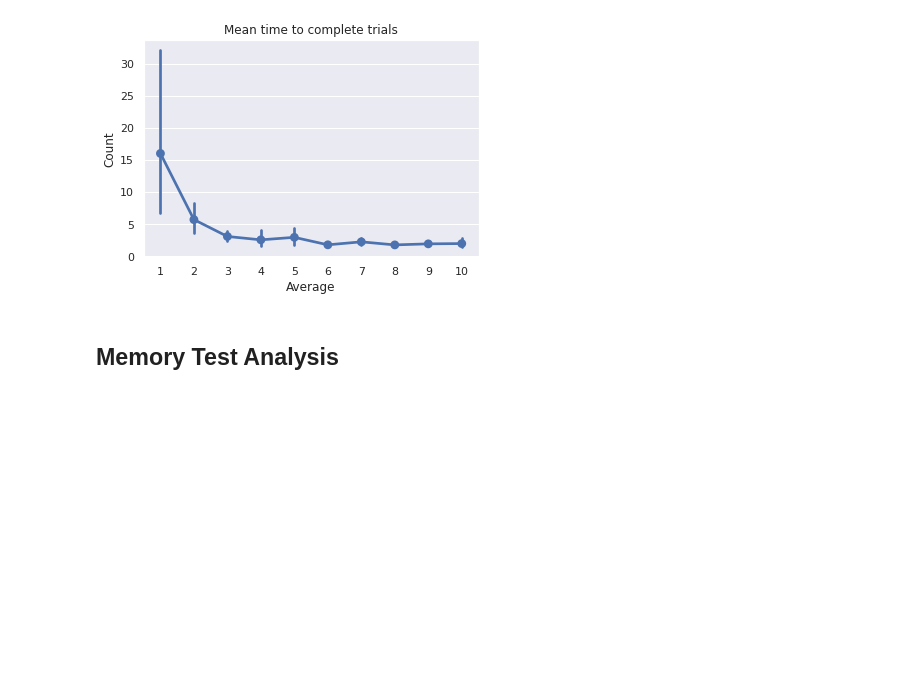
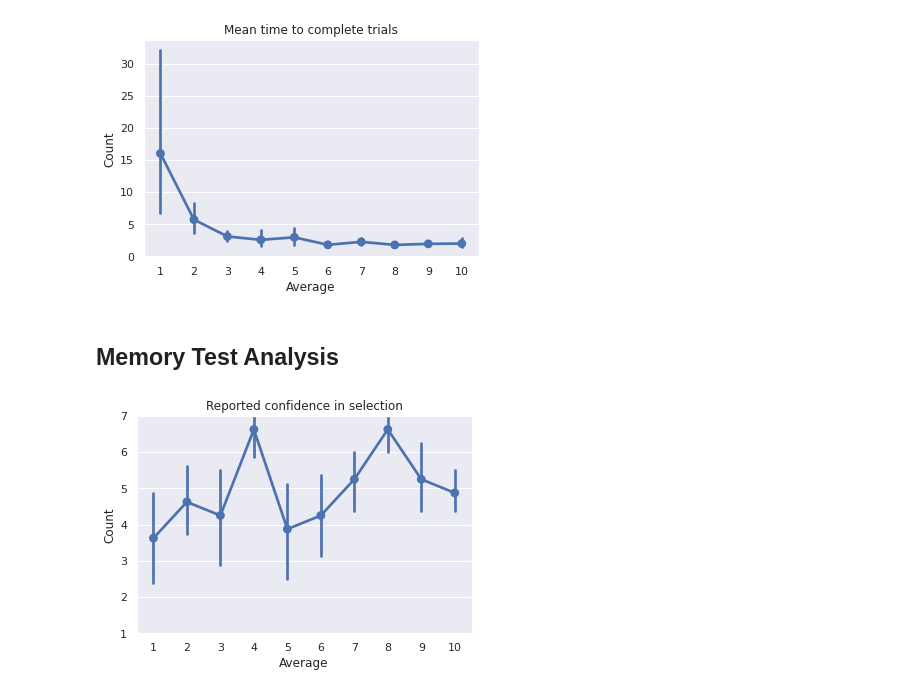
Before and after one commit to hermana/hci-experiment-analysis, a Jupyter notebook: no_guide_analysis.ipynb, the cells around one changed output. Drawn from its saved outputs; the diff is of its cells as text; code cells hidden in the pictures; blank space fills up the shorter version.

Commit message:
trial data and performance

```diff
--- a/no_guide_analysis.ipynb
+++ b/no_guide_analysis.ipynb
@@ -376,3 +367,15 @@ plt.savefig(f"./plots/trial_data/time_to_complete.png")
 [figure]
 # %% [markdown]
 ## Memory Test Analysis
+# %%
+confidence = TRIAL_DATA[TRIAL_DATA['confidence']>0]
+confidence = confidence.sort_values(['participantID', 'timeSubmitted'])
+confidence['trial_order'] = confidence.groupby('participantID').cumcount() + 1
+
+# graph the mean engagement per trial order
+plt.figure()
+sns.pointplot(data=confidence , x='trial_order', y=f'confidence', dodge=True, errorbar=('ci', 95)).set(title="Reported confidence in selection", xlabel="Average", ylabel="Confidence")
+plt.ylim(1, 7)
+plt.savefig(f"./plots/test_data/confidence.png")
+# %% [output]
+[figure, added]
```
Also changed, not shown: parts of 4 cells of this notebook, 3 other files.
